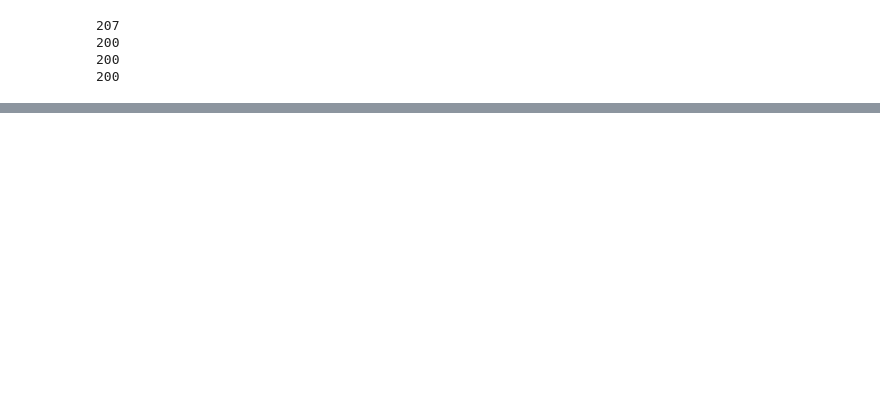
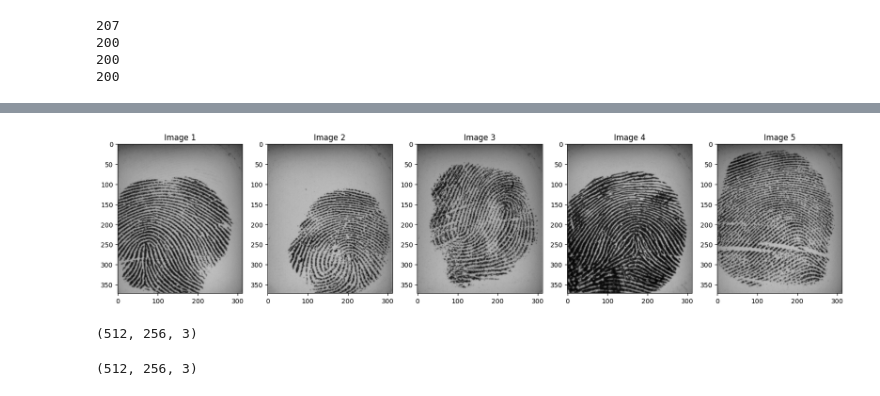
Before and after one commit to fadilulah/FingerPrint_SVM, a Jupyter notebook: code.ipynb, the cells around one changed output, grey strips where cells are left out. Saved outputs shown, nothing was run; the diff lists cells and outputs as text; code cells hidden in the pictures; blank space fills up the shorter version.

```diff
--- a/code.ipynb
+++ b/code.ipynb
@@ -48,0 +74,36 @@ for i in range(len(testing_live)):
+# %%
+# Displaying Some of the Training Images
+# Display Some of the testing images
+fig = plt.figure(figsize=(20, 20))
+
+image_num = 0
+num_images = 5
+# loop through the images
+for image_idx in range(num_images):
+    # Keep an incrementing count of each image
+    a=fig.add_subplot(1, num_images, image_idx+1)
+    # Add the image to the plot
+    image_plot = plt.imshow(training_dataset[image_idx])
+    # Add a caption with the folder name
+    a.set_title("Image " + str(image_idx+1))
+
+# Show the plot
+plt.show()
+# %% [output]
+[figure, added]
+# %%
+# Resizing the Images
+resized_training_dataset = []
+for i in training_dataset:
+   resized_training_dataset.append(resize(i, (128*4, 64*4)))
+resized_training_dataset[1].shape
+# %% [output]
+(512, 256, 3)
+# %%
+# Resizing the Images
+resized_testing_dataset = []
+for i in testing_dataset:
+   resized_testing_dataset.append(resize(i, (128*4, 64*4)))
+resized_testing_dataset[1].shape
+# %% [output]
+(512, 256, 3)
```
Also changed, not shown: parts of 5 cells of this notebook.
